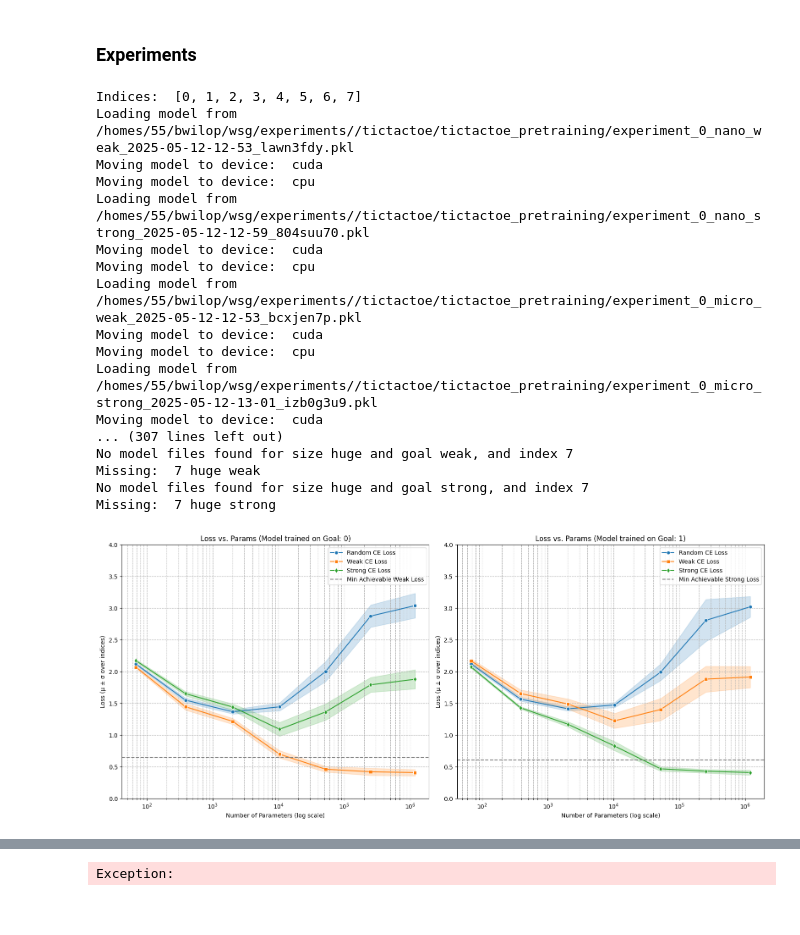
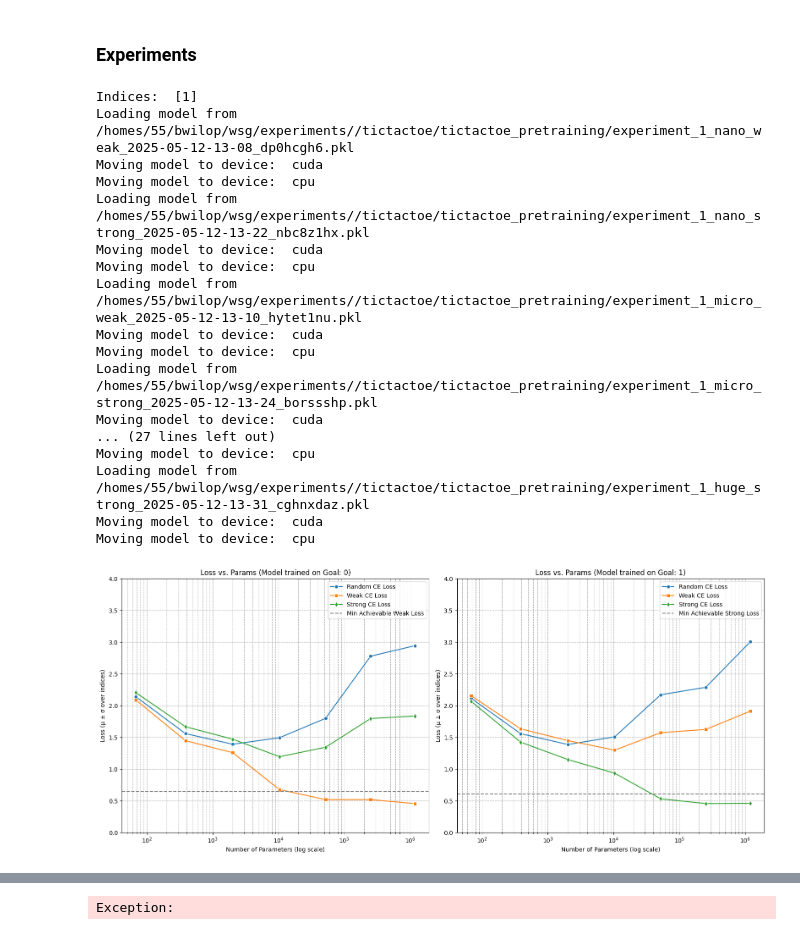
Before and after one commit to BenWilop/WSG_games, a Jupyter notebook: playground_WSG_games.ipynb, the cells around one changed output, grey strips where cells are left out. Cells and saved outputs as stored; diff of their text form; code cells hidden in the pictures.

```diff
--- a/playground_WSG_games.ipynb
+++ b/playground_WSG_games.ipynb
@@ -199,32 +199,32 @@ from wsg_games.tictactoe.train.pretrain import *
 # %%
 # project_name = "tictactoe_pretrain_forbidden_diagonal_rule_test2"
 project_name = "tictactoe/tictactoe_pretraining"
 plot_loss_pretrain_models(
     data_folder + "tictactoe/",
     experiment_folder,
     project_name,
     device=DEVICE,
-    indices=None,
+    indices=[1],
 )
 # %% [output]
-Indices:  [0, 1, 2, 3, 4, 5, 6, 7]
-Loading model from /homes/55/bwilop/wsg/experiments//tictactoe/tictactoe_pretraining/experiment_0_nano_weak_2025-05-12-12-53_lawn3fdy.pkl
+Indices:  [1]
+Loading model from /homes/55/bwilop/wsg/experiments//tictactoe/tictactoe_pretraining/experiment_1_nano_weak_2025-05-12-13-08_dp0hcgh6.pkl
 Moving model to device:  cuda
 Moving model to device:  cpu
-Loading model from /homes/55/bwilop/wsg/experiments//tictactoe/tictactoe_pretraining/experiment_0_nano_strong_2025-05-12-12-59_804suu70.pkl
+Loading model from /homes/55/bwilop/wsg/experiments//tictactoe/tictactoe_pretraining/experiment_1_nano_strong_2025-05-12-13-22_nbc8z1hx.pkl
 Moving model to device:  cuda
 Moving model to device:  cpu
-Loading model from /homes/55/bwilop/wsg/experiments//tictactoe/tictactoe_pretraining/experiment_0_micro_weak_2025-05-12-12-53_bcxjen7p.pkl
+Loading model from /homes/55/bwilop/wsg/experiments//tictactoe/tictactoe_pretraining/experiment_1_micro_weak_2025-05-12-13-10_hytet1nu.pkl
 Moving model to device:  cuda
 Moving model to device:  cpu
-Loading model from /homes/55/bwilop/wsg/experiments//tictactoe/tictactoe_pretraining/experiment_0_micro_strong_2025-05-12-13-01_izb0g3u9.pkl
+Loading model from /homes/55/bwilop/wsg/experiments//tictactoe/tictactoe_pretraining/experiment_1_micro_strong_2025-05-12-13-24_borssshp.pkl
 Moving model to device:  cuda
-... (307 lines left out)
-No model files found for size huge and goal weak, and index 7
-Missing:  7 huge weak
-No model files found for size huge and goal strong, and index 7
-Missing:  7 huge strong
+... (27 lines left out)
+Moving model to device:  cpu
+Loading model from /homes/55/bwilop/wsg/experiments//tictactoe/tictactoe_pretraining/experiment_1_huge_strong_2025-05-12-13-31_cghnxdaz.pkl
+Moving model to device:  cuda
+Moving model to device:  cpu
-[figure, old version]
+[figure, new version]
 # %%
 # project_name = "tictactoe_pretrained_reverse_rule_no_overlap_split_start_third_200k"
 # weak_model_weak_goals = load_model(project_name, "mini", Goal.WEAK_GOAL, experiment_folder)
```
Also changed, not shown: parts of 2 cells of this notebook, 2 other files.
